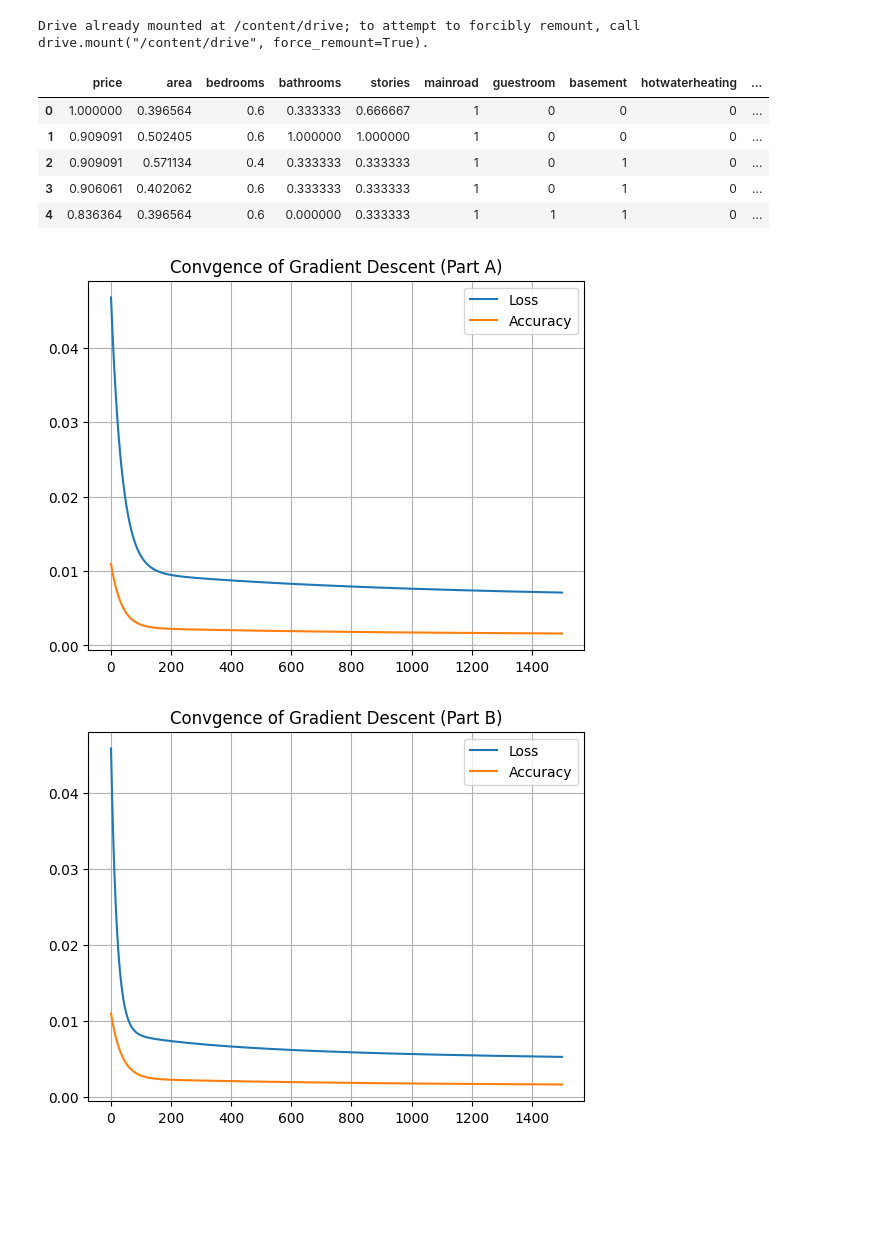
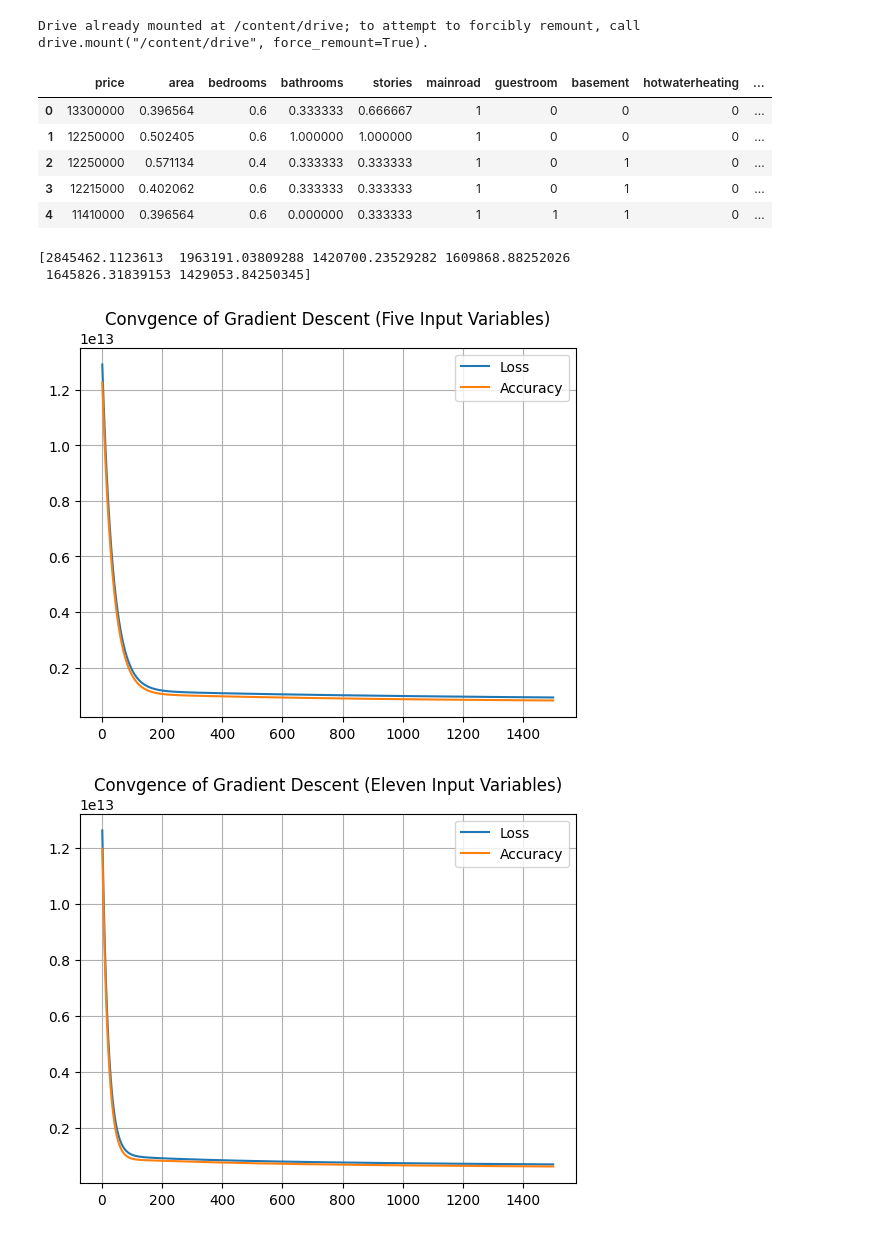
Before and after one commit to YousefAbua/Intro-To-ML, a Jupyter notebook: Homework2/PreProcessing_Q2A.ipynb, the cells around one changed output. Drawn from its saved outputs; the diff is of its cells as text; code cells hidden in the pictures; blank space fills up the shorter version.

```diff
--- a/Homework2/PreProcessing_Q2A.ipynb
+++ b/Homework2/PreProcessing_Q2A.ipynb
@@ -18,7 +20,7 @@ Drive already mounted at /content/drive; to attempt to forcibly remount, call dr
 # Import and read file
 file_path = '/content/drive/My Drive/Intro to ML/Datasets/Housing.csv'
 housing = pd.DataFrame(pd.read_csv(file_path))
-norm_housing = housing
+housing_STD = housing
 
 # Checking Null values
 housing.isnull().sum()*100/housing.shape[0]
@@ -39,14 +41,15 @@ housing[varlist] = housing[varlist].apply(binary_map)
 
 scaler = preprocessing.MinMaxScaler()
 # Apply scaler() to all the columns except the 'yes-no' and 'dummy' variables
-num_vars = ['area', 'bedrooms', 'bathrooms', 'stories', 'parking', 'price']
+# Preprocessing the output resulted in a better gradient descent
+num_vars = ['area', 'bedrooms', 'bathrooms', 'stories', 'parking']
 
 housing[num_vars] = scaler.fit_transform(housing[num_vars])
 housing.head()
 # %% [output]
 |  | price | area | bedrooms | bathrooms | stories | mainroad | guestroom | basement | hotwaterheating | ... |
-| 0 | 1.000000 | 0.396564 | 0.6 | 0.333333 | 0.666667 | 1 | 0 | 0 | 0 | ... |
-| 1 | 0.909091 | 0.502405 | 0.6 | 1.000000 | 1.000000 | 1 | 0 | 0 | 0 | ... |
-| 2 | 0.909091 | 0.571134 | 0.4 | 0.333333 | 0.333333 | 1 | 0 | 1 | 0 | ... |
-| 3 | 0.906061 | 0.402062 | 0.6 | 0.333333 | 0.333333 | 1 | 0 | 1 | 0 | ... |
-| 4 | 0.836364 | 0.396564 | 0.6 | 0.000000 | 0.333333 | 1 | 1 | 1 | 0 | ... |
+| 0 | 13300000 | 0.396564 | 0.6 | 0.333333 | 0.666667 | 1 | 0 | 0 | 0 | ... |
+| 1 | 12250000 | 0.502405 | 0.6 | 1.000000 | 1.000000 | 1 | 0 | 0 | 0 | ... |
+| 2 | 12250000 | 0.571134 | 0.4 | 0.333333 | 0.333333 | 1 | 0 | 1 | 0 | ... |
+| 3 | 12215000 | 0.402062 | 0.6 | 0.333333 | 0.333333 | 1 | 0 | 1 | 0 | ... |
+| 4 | 11410000 | 0.396564 | 0.6 | 0.000000 | 0.333333 | 1 | 1 | 1 | 0 | ... |
@@ -95,5 +56,28 @@ V_Y = y_test.values
+# %%
+# Randomize split for train and validation set
+np.random.seed(0)
+df_train, df_test = train_test_split(housing, train_size = 0.8, test_size = 0.2, random_state = 100)
+
+y_train = df_train.pop('price')
+y_test = df_test.pop('price')
+
+# Initlize Theta
+theta1 = np.zeros(6)
+theta2 = np.zeros(12)
+
+Y = y_train.values
+V_Y = y_test.values
+
+train_size = len(df_train)
+valid_size = len(df_test)
+
+X_A = np.c_[np.ones((train_size, 1)), df_train[varlist1]]
+VX_A = np.c_[np.ones((valid_size, 1)), df_test[varlist1]]
+
+X_B = np.c_[np.ones((train_size, 1)), df_train[varlist2]]
+VX_B = np.c_[np.ones((valid_size, 1)), df_test[varlist2]]
 # %%
-def compute_cost(X, Y, theta):
+def compute_cost(X, Y, theta, size):
   '''
   X : 2D array training samples
   Y : 1D array target values
@@ -107,7 +91,7 @@ def compute_cost(X, Y, theta):
   # Perform [1/(2m)(h-y)^2] to find loss function
   errors = np.subtract(predictions,Y)
   sqrErrors = np.square(errors)
-  J = 1/(2*m) * np.sum(sqrErrors)
+  J = 1/(2*size) * np.sum(sqrErrors)
   return J
 
 def gradient_descent(X, Y, theta, alpha, iteration, XV, YV):
@@ -131,10 +115,10 @@ def gradient_descent(X, Y, theta, alpha, iteration, XV, YV):
     #
     predictions = X.dot(theta)
     errors = np.subtract(predictions, Y)
-    sum_delta = (alpha / m) * X.transpose().dot(errors)
+    sum_delta = (alpha / train_size) * X.transpose().dot(errors)
     theta -= sum_delta
-    cost_history[i] = compute_cost(X, Y, theta)
-    accuracy[i] = compute_cost(XV, YV, theta)
+    cost_history[i] = compute_cost(X, Y, theta, train_size)
+    accuracy[i] = compute_cost(XV, YV, theta, valid_size)
 
   return theta, cost_history, accuracy
 # %%
@@ -143,20 +127,25 @@ iteration = 1500
 
 theta1, cost_history1, accuracy1 = gradient_descent(X_A, Y, theta1, alpha, iteration, VX_A, V_Y)
 theta2, cost_history2, accuracy2 = gradient_descent(X_B, Y, theta2, alpha, iteration, VX_B, V_Y)
+
+print(theta1)
+# %% [output]
+[2845462.1123613  1963191.03809288 1420700.23529282 1609868.88252026
+ 1645826.31839153 1429053.84250345]
 # %%
 plt.plot(range(1, iteration+1), cost_history1, label = 'Loss');
 plt.plot(range(1, iteration+1), accuracy1, label = 'Accuracy');
 plt.grid(True)
-plt.title("Convgence of Gradient Descent (Part A)")
+plt.title("Convgence of Gradient Descent (Five Input Variables)")
 plt.legend()
 plt.show()
 
 plt.plot(range(1, iteration+1), cost_history2, label = 'Loss');
-plt.plot(range(1, iteration+1), accuracy1, label = 'Accuracy');
+plt.plot(range(1, iteration+1), accuracy2, label = 'Accuracy');
 plt.grid(True)
-plt.title("Convgence of Gradient Descent (Part B)")
+plt.title("Convgence of Gradient Descent (Eleven Input Variables)")
 plt.legend()
 plt.show()
 # %% [output]
-[figure, old version]
+[figure, new version]
-[figure, old version]
+[figure, new version]
```
Also changed, not shown: parts of 2 cells of this notebook.
